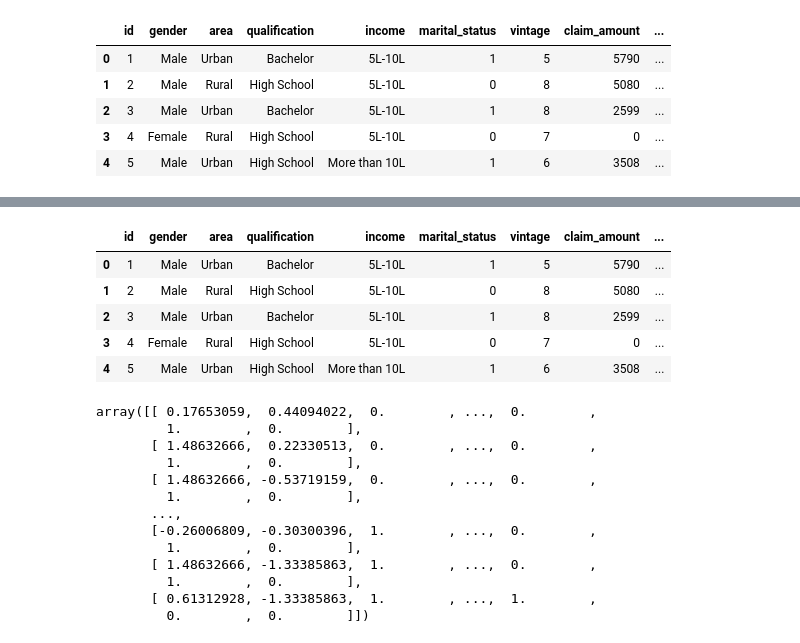
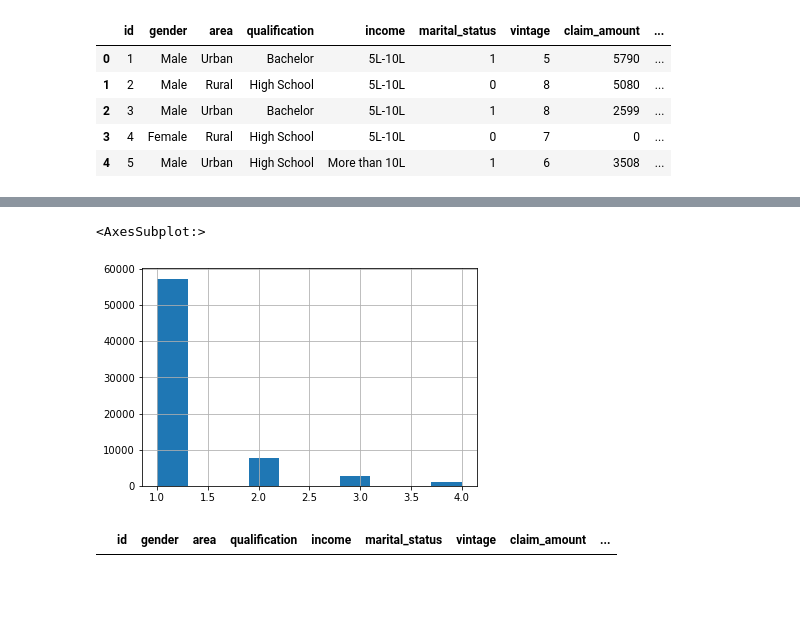
Before and after one commit to bodagovsky/hands-on-machine-learning, a Jupyter notebook: predict cltv of a customer.ipynb, the cells around one changed output, grey strips where cells are left out. Cells and saved outputs as stored; diff of their text form; code cells hidden in the pictures; blank space fills up the shorter version.

```diff
--- a/predict cltv of a customer.ipynb
+++ b/predict cltv of a customer.ipynb
@@ -145,9 +56,0 @@ from sklearn.base import BaseEstimator, TransformerMixin
-# %%
-data.head()
-# %% [output]
-|  | id | gender | area | qualification | income | marital_status | vintage | claim_amount | ... |
-| 0 | 1 | Male | Urban | Bachelor | 5L-10L | 1 | 5 | 5790 | ... |
-| 1 | 2 | Male | Rural | High School | 5L-10L | 0 | 8 | 5080 | ... |
-| 2 | 3 | Male | Urban | Bachelor | 5L-10L | 1 | 8 | 2599 | ... |
-| 3 | 4 | Female | Rural | High School | 5L-10L | 0 | 7 | 0 | ... |
-| 4 | 5 | Male | Urban | High School | More than 10L | 1 | 6 | 3508 | ... |
@@ -179,27 +57,13 @@ data_num = data[['vintage', 'claim_amount']]
-# %%
-from sklearn.compose import ColumnTransformer
-
-num_attributes = list(data_num)
-cat_attributes = ["gender", "area", "qualification", "income", "num_policies", "policy", "type_of_policy"]
-
-full_pipeline = ColumnTransformer([
-    ("num", num_pipeline, num_attributes),
-    ("cat", OneHotEncoder(), cat_attributes)
-])
-
-data_prepared = full_pipeline.fit_transform(data)
-data_prepared
-# %% [output]
-array([[ 0.17653059,  0.44094022,  0.        , ...,  0.        ,
-         1.        ,  0.        ],
-       [ 1.48632666,  0.22330513,  0.        , ...,  0.        ,
-         1.        ,  0.        ],
-       [ 1.48632666, -0.53719159,  0.        , ...,  0.        ,
-         1.        ,  0.        ],
-       ...,
-       [-0.26006809, -0.30300396,  1.        , ...,  0.        ,
-         1.        ,  0.        ],
-       [ 1.48632666, -1.33385863,  1.        , ...,  0.        ,
-         1.        ,  0.        ],
-       [ 0.61312928, -1.33385863,  1.        , ...,  1.        ,
-         0.        ,  0.        ]])
+# %%
+data["claim_per_year_cat"] = pd.cut(data["claim_amount_per_year"],
+                                   bins=[0., 2500., 5000., 7500., np.inf],
+                                   labels=[1, 2, 3, 4])
+data["claim_per_year_cat"].hist()
+# %% [output]
+<AxesSubplot:>
+[figure, added]
+# %%
+data[data["claim_per_year_cat"].isna()] = 1 # wrong!!!
+data.iloc[:10]
+# %% [output]
+|  | id | gender | area | qualification | income | marital_status | vintage | claim_amount | ... |
```
Also changed, not shown: parts of 36 cells of this notebook, 2 other files.
